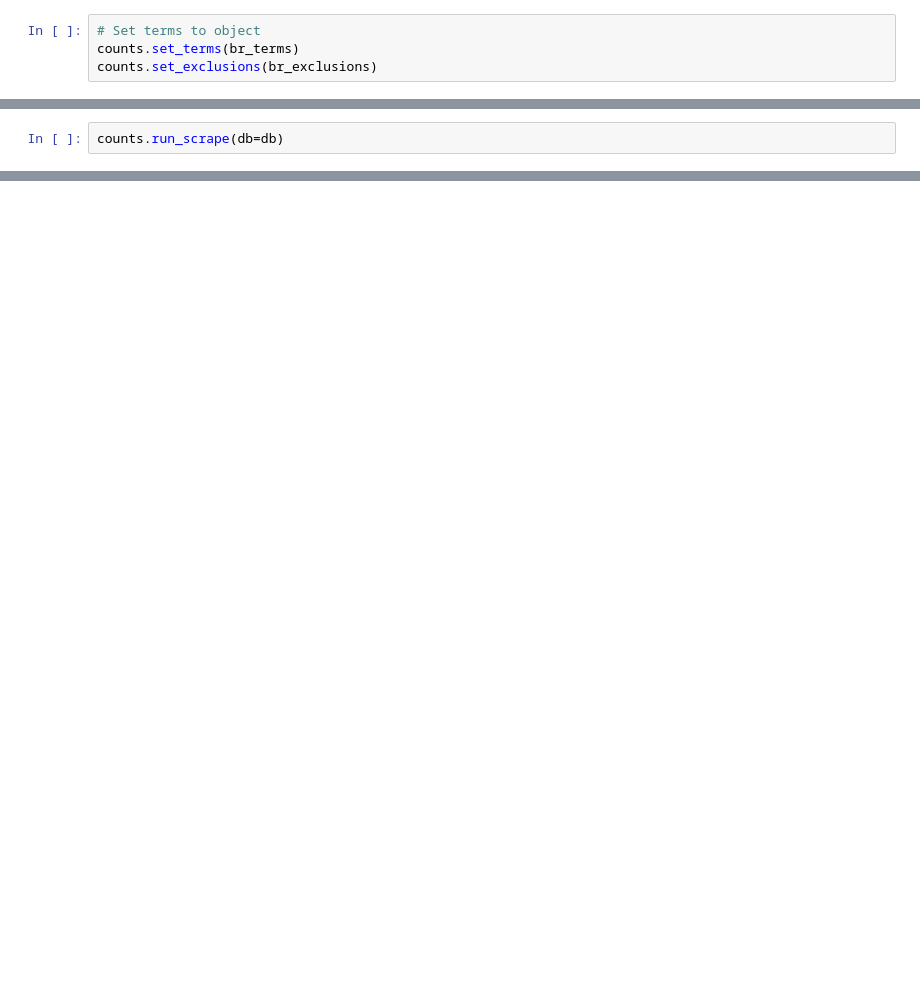
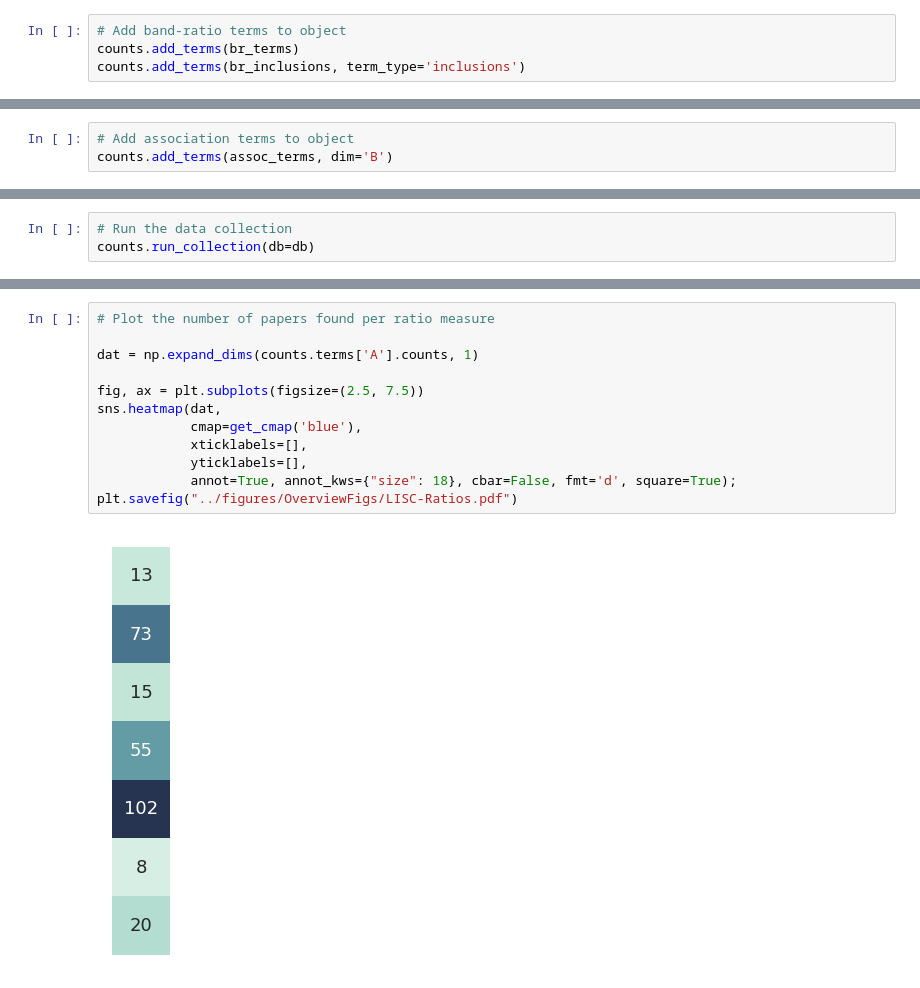
Before and after one commit to voytekresearch/BandRatios, a Jupyter notebook: notebooks/LiteratureSearch.ipynb, the cells around one changed output, grey strips where cells are left out. Cells and saved outputs as stored; diff of their text form; blank space fills up the shorter version.

```diff
--- a/notebooks/LiteratureSearch.ipynb
+++ b/notebooks/LiteratureSearch.ipynb
@@ -37,4 +71,4 @@ br_exclusions = [[], [], [], [], [], [], ['protein', 'cancer', 'radiation']]
 # %%
-# Set terms to object
-counts.set_terms(br_terms)
-counts.set_exclusions(br_exclusions)
+# Add band-ratio terms to object
+counts.add_terms(br_terms)
+counts.add_terms(br_inclusions, term_type='inclusions')
@@ -44 +75,4 @@ Unloading previous exclusion words.
+# %%
+# Add association terms to object
+counts.add_terms(assoc_terms, dim='B')
 # %%
@@ -57,2 +90,0 @@ alpha beta ratio         : protein, cancer, radiation
-# %%
-counts.run_scrape(db=db)
@@ -84,0 +103,3 @@ qq = counts.terms['A']
+# %%
+# Run the data collection
+counts.run_collection(db=db)
@@ -84,0 +134,14 @@ qq = counts.terms['A']
+# %%
+# Plot the number of papers found per ratio measure
+
+dat = np.expand_dims(counts.terms['A'].counts, 1)
+
+fig, ax = plt.subplots(figsize=(2.5, 7.5))
+sns.heatmap(dat,
+            cmap=get_cmap('blue'),
+            xticklabels=[],
+            yticklabels=[],
+            annot=True, annot_kws={"size": 18}, cbar=False, fmt='d', square=True);
+plt.savefig("../figures/OverviewFigs/LISC-Ratios.pdf")
+# %% [output]
+[figure, added]
```
Also changed, not shown: parts of 23 cells of this notebook.
